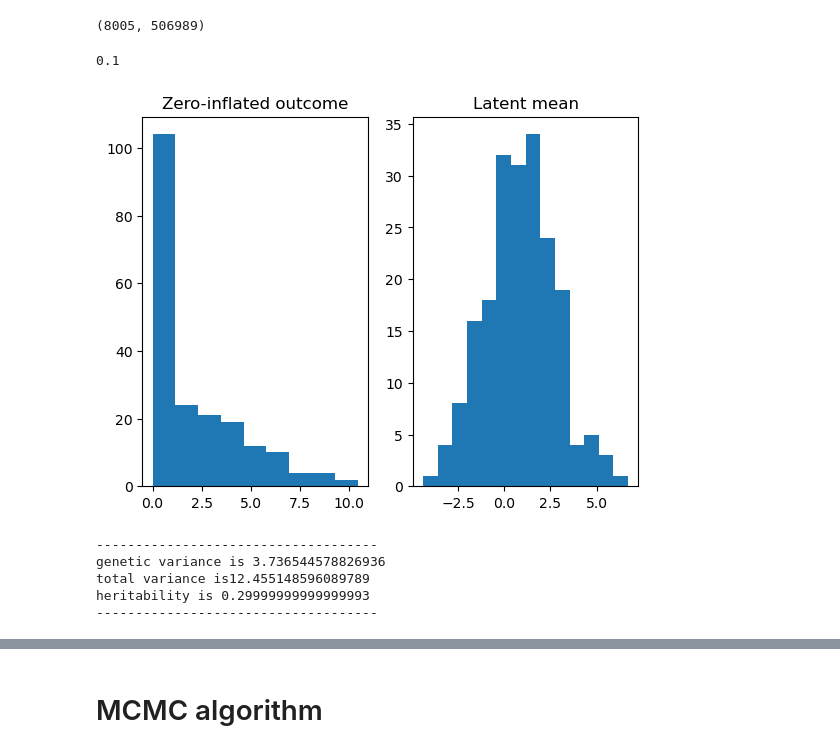
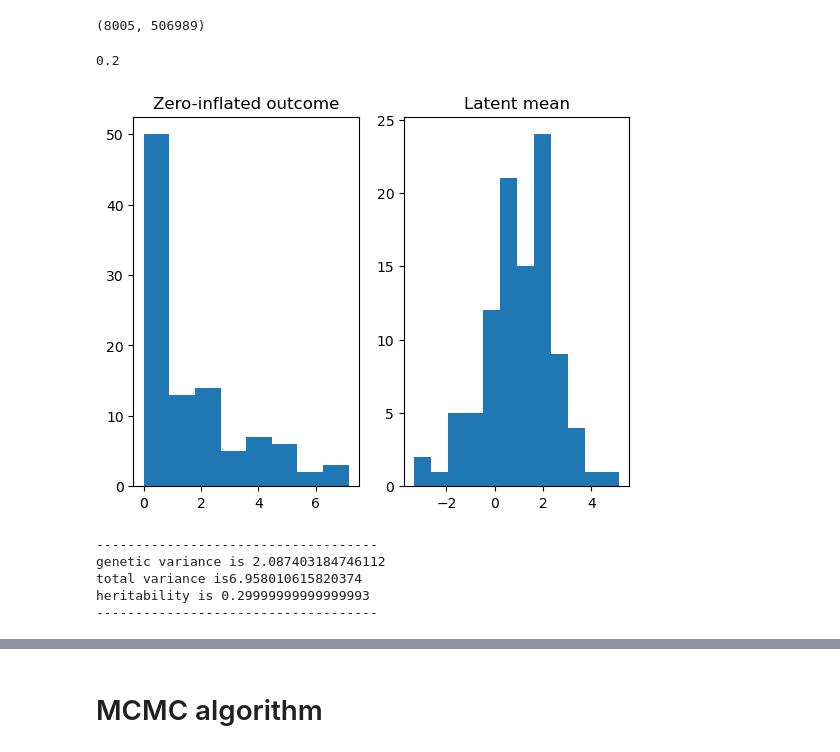
Before and after one commit to junting-ren/ZIV, a Jupyter notebook: notebooks/pytorch_fast_slab_spike.ipynb, the cells around one changed output, grey strips where cells are left out. Drawn from its saved outputs; the diff is of its cells as text; code cells hidden in the pictures.

```diff
--- a/notebooks/pytorch_fast_slab_spike.ipynb
+++ b/notebooks/pytorch_fast_slab_spike.ipynb
@@ -72,14 +72,15 @@ ABCD_sub.shape
 # %% [output]
 (8005, 506989)
 # %%
-real_data_index = True
-max_n_p = True
-n = 8005
-p = 506989
-p_causal = 800
-batch_size = 1500
+real_data_index = False
+max_n_p = False
+n = 100
+p = 1000
+p_causal = 10
+batch_size = 20
+tobit = True
 r_batch = batch_size/n
-device = 'cuda'
+device = 'cpu'
 if real_data_index:
     if not max_n_p:
         np.random.seed(seed = None)
@@ -98,21 +99,23 @@ else:
     Xs = None
 print(r_batch)
 # %% [output]
-0.1
+0.2
 # %%
 rho = 0.6
 var = 1
 n_matrix = 1
 h = 0.3
 beta_bias = 1
 sim_class = data_sim.sim_tobit_data(n = n, p = p, p_causal = p_causal, rho = rho, var = var, n_matrix = n_matrix,h = h, bias = beta_bias, Xs = Xs, scale_lambda =None)
 z, X, Xs, latent_mean, var_genetic, var_total, true_beta, y_star = sim_class.gen_data(seed = None)
 data_sim.show_sim(z, latent_mean, var_total)
+if tobit:
+    y_star = z
 # %% [output]
-[figure, old version]
+[figure, new version]
 ------------------------------------
-genetic variance is 3.736544578826936
-total variance is12.455148596089789
+genetic variance is 2.087403184746112
+total variance is6.958010615820374
 heritability is 0.29999999999999993
 ------------------------------------
 # %%
```
Also changed, not shown: parts of 18 cells of this notebook.
